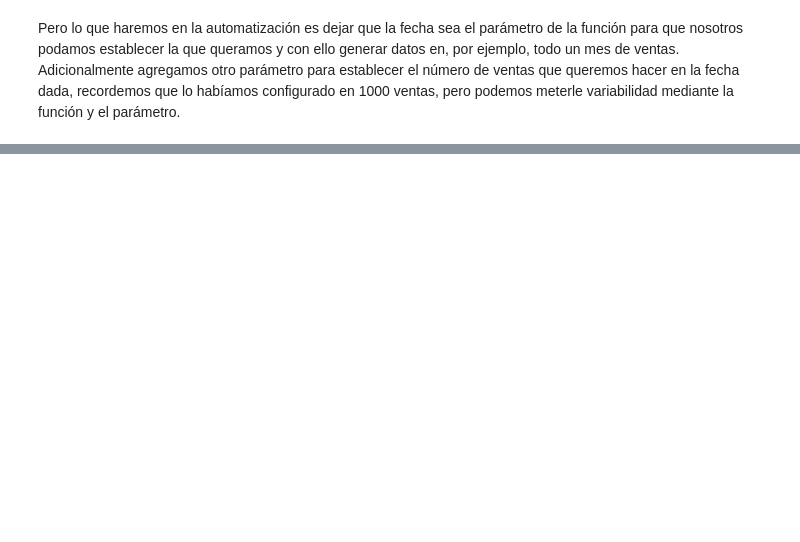
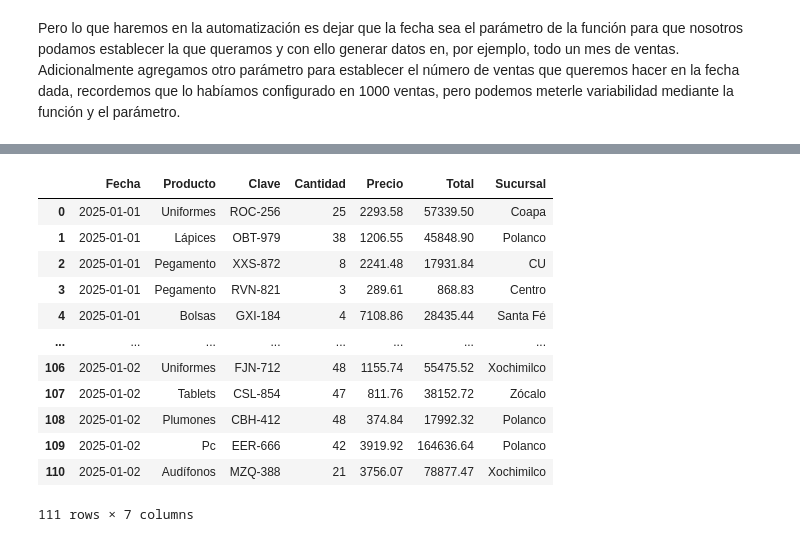
Before and after one commit to LuisApaez/ProgramacionNube, a Jupyter notebook: PyBiS_Basico_Notebooks/Clase_03.ipynb, the cells around one changed output, grey strips where cells are left out. Cells and saved outputs as stored; diff of their text form; code cells hidden in the pictures; blank space fills up the shorter version.

```diff
--- a/PyBiS_Basico_Notebooks/Clase_03.ipynb
+++ b/PyBiS_Basico_Notebooks/Clase_03.ipynb
@@ -265,0 +519,32 @@ Con lo hecho anteriormente tenemos toda la librertad de generar info de ventas d
+# %%
+# comprobamos
+# 1. Nos conectamos a la base de datos
+conn = sql.connect("ventas.db")
+
+# 2. Definimos la sentencia SQL
+sql_select_ventas = """
+SELECT * FROM ventas
+"""
+
+# 3. Usamos una funcion de pandas para leer la tabla
+df_ventas = pd.read_sql_query(sql_select_ventas, conn)
+
+# 4. Cerramos la conexion
+conn.close()
+
+# 5. Mostramos el dataframe
+df_ventas
+# %% [output]
+|  | Fecha | Producto | Clave | Cantidad | Precio | Total | Sucursal |
+| 0 | 2025-01-01 | Uniformes | ROC-256 | 25 | 2293.58 | 57339.50 | Coapa |
+| 1 | 2025-01-01 | Lápices | OBT-979 | 38 | 1206.55 | 45848.90 | Polanco |
+| 2 | 2025-01-01 | Pegamento | XXS-872 | 8 | 2241.48 | 17931.84 | CU |
+| 3 | 2025-01-01 | Pegamento | RVN-821 | 3 | 289.61 | 868.83 | Centro |
+| 4 | 2025-01-01 | Bolsas | GXI-184 | 4 | 7108.86 | 28435.44 | Santa Fé |
+| ... | ... | ... | ... | ... | ... | ... | ... |
+| 106 | 2025-01-02 | Uniformes | FJN-712 | 48 | 1155.74 | 55475.52 | Xochimilco |
+| 107 | 2025-01-02 | Tablets | CSL-854 | 47 | 811.76 | 38152.72 | Zócalo |
+| 108 | 2025-01-02 | Plumones | CBH-412 | 48 | 374.84 | 17992.32 | Polanco |
+| 109 | 2025-01-02 | Pc | EER-666 | 42 | 3919.92 | 164636.64 | Polanco |
+| 110 | 2025-01-02 | Audífonos | MZQ-388 | 21 | 3756.07 | 78877.47 | Xochimilco |
+111 rows × 7 columns
```
Also changed, not shown: parts of 21 cells of this notebook, 1 other file.
